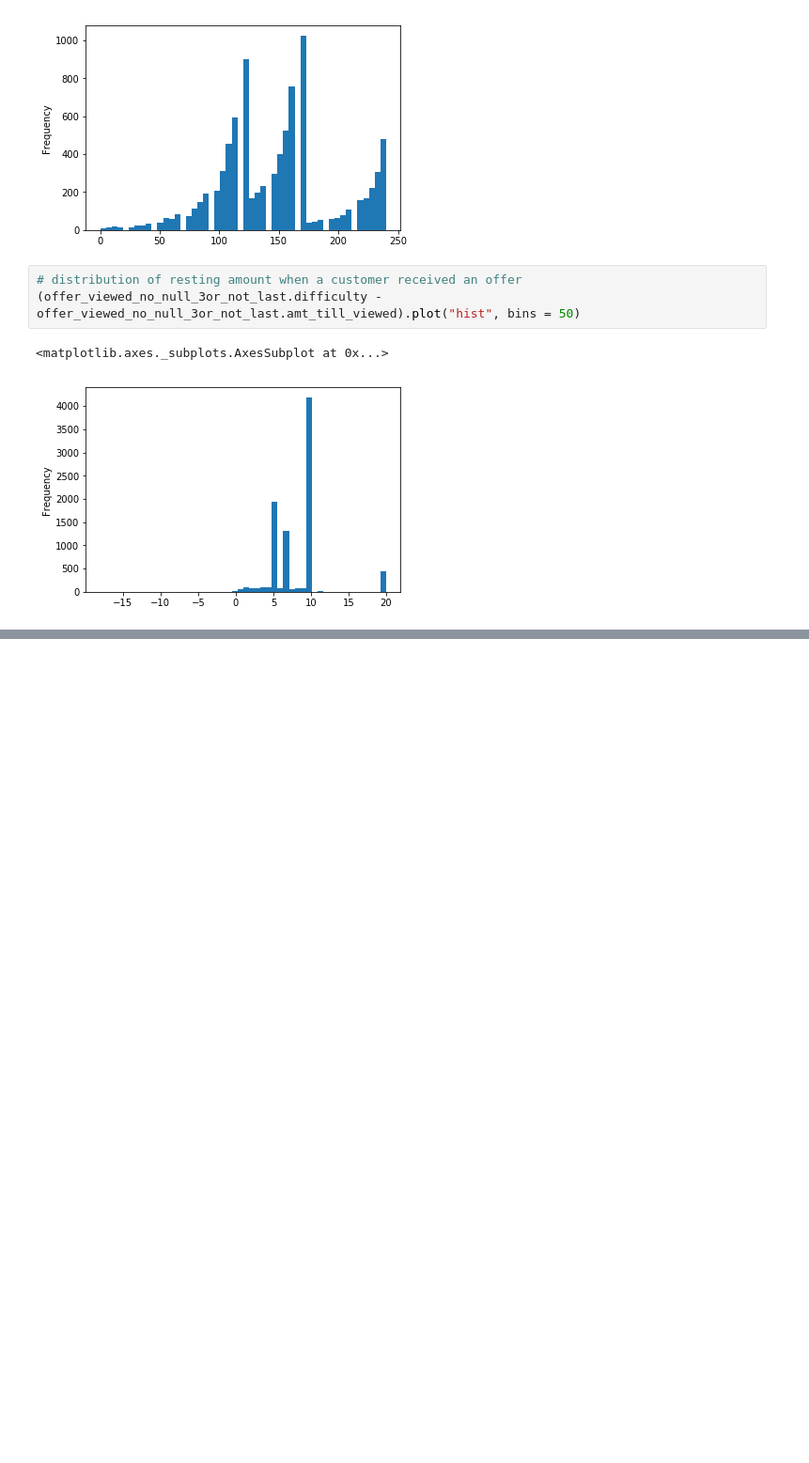
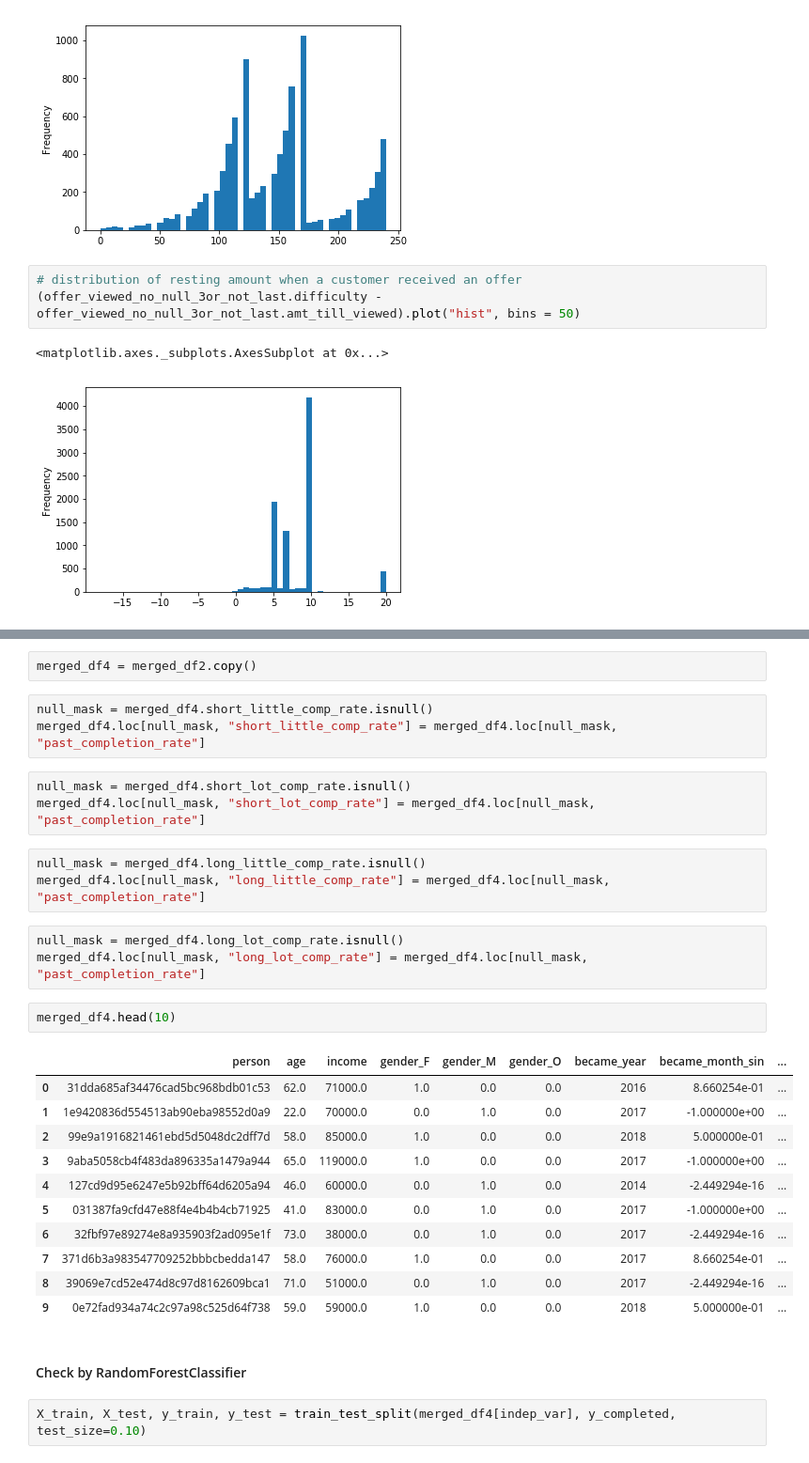
Before and after one commit to kudojp/StarBucksPromotionAnalysis, a Jupyter notebook: 190403StarbucksPromotionAnalysis.ipynb, the cells around one changed output, grey strips where cells are left out. Shown at 94% size. Cells and saved outputs as stored; diff of their text form; blank space fills up the shorter version.

Commit message:
Significant progress! Incorporated the past behavior into the attribute of each customer. Used 2 by 2 simple matrix.

```diff
--- a/190403StarbucksPromotionAnalysis.ipynb
+++ b/190403StarbucksPromotionAnalysis.ipynb
@@ -760,0 +1026,32 @@ merged_df.to_csv("data/updated_df.csv",index=False)
+# %%
+merged_df4 = merged_df2.copy()
+# %%
+null_mask = merged_df4.short_little_comp_rate.isnull()
+merged_df4.loc[null_mask, "short_little_comp_rate"] = merged_df4.loc[null_mask, "past_completion_rate"]
+# %%
+null_mask = merged_df4.short_lot_comp_rate.isnull()
+merged_df4.loc[null_mask, "short_lot_comp_rate"] = merged_df4.loc[null_mask, "past_completion_rate"]
+# %%
+null_mask = merged_df4.long_little_comp_rate.isnull()
+merged_df4.loc[null_mask, "long_little_comp_rate"] = merged_df4.loc[null_mask, "past_completion_rate"]
+# %%
+null_mask = merged_df4.long_lot_comp_rate.isnull()
+merged_df4.loc[null_mask, "long_lot_comp_rate"] = merged_df4.loc[null_mask, "past_completion_rate"]
+# %%
+merged_df4.head(10)
+# %% [output]
+|  | person | age | income | gender_F | gender_M | gender_O | became_year | became_month_sin | ... |
+| 0 | 31dda685af34476cad5bc968bdb01c53 | 62.0 | 71000.0 | 1.0 | 0.0 | 0.0 | 2016 | 8.660254e-01 | ... |
+| 1 | 1e9420836d554513ab90eba98552d0a9 | 22.0 | 70000.0 | 0.0 | 1.0 | 0.0 | 2017 | -1.000000e+00 | ... |
+| 2 | 99e9a1916821461ebd5d5048dc2dff7d | 58.0 | 85000.0 | 1.0 | 0.0 | 0.0 | 2018 | 5.000000e-01 | ... |
+| 3 | 9aba5058cb4f483da896335a1479a944 | 65.0 | 119000.0 | 1.0 | 0.0 | 0.0 | 2017 | -1.000000e+00 | ... |
+| 4 | 127cd9d95e6247e5b92bff64d6205a94 | 46.0 | 60000.0 | 0.0 | 1.0 | 0.0 | 2014 | -2.449294e-16 | ... |
+| 5 | 031387fa9cfd47e88f4e4b4b4cb71925 | 41.0 | 83000.0 | 0.0 | 1.0 | 0.0 | 2017 | -1.000000e+00 | ... |
+| 6 | 32fbf97e89274e8a935903f2ad095e1f | 73.0 | 38000.0 | 0.0 | 1.0 | 0.0 | 2017 | -2.449294e-16 | ... |
+| 7 | 371d6b3a983547709252bbbcbedda147 | 58.0 | 76000.0 | 1.0 | 0.0 | 0.0 | 2017 | 8.660254e-01 | ... |
+| 8 | 39069e7cd52e474d8c97d8162609bca1 | 71.0 | 51000.0 | 0.0 | 1.0 | 0.0 | 2017 | -2.449294e-16 | ... |
+| 9 | 0e72fad934a74c2c97a98c525d64f738 | 59.0 | 59000.0 | 1.0 | 0.0 | 0.0 | 2018 | 5.000000e-01 | ... |
+# %% [markdown]
+#### Check by RandomForestClassifier
+# %%
+X_train, X_test, y_train, y_test = train_test_split(merged_df4[indep_var], y_completed, test_size=0.10)
```
Also changed, not shown: parts of 46 cells of this notebook, 2 other files.
